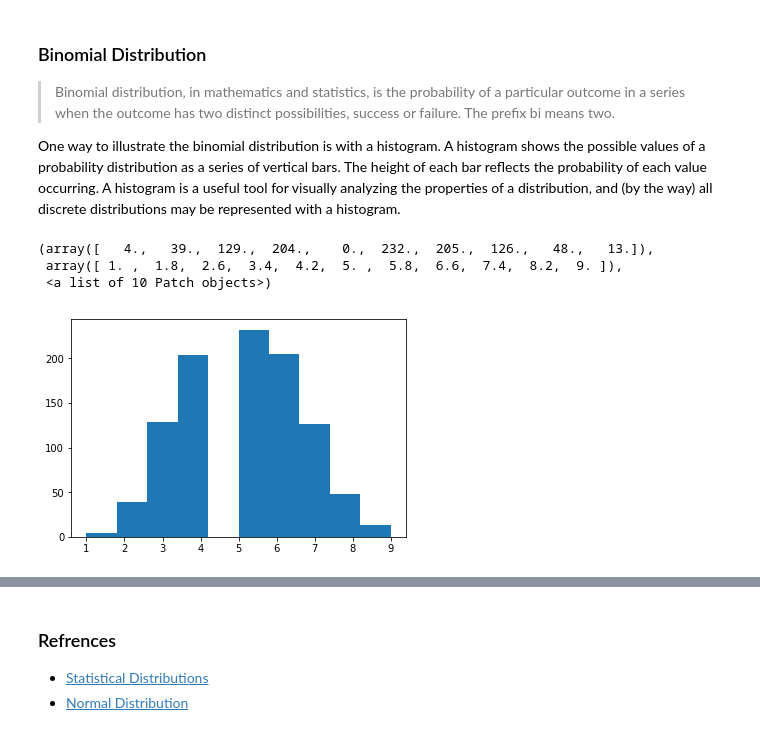
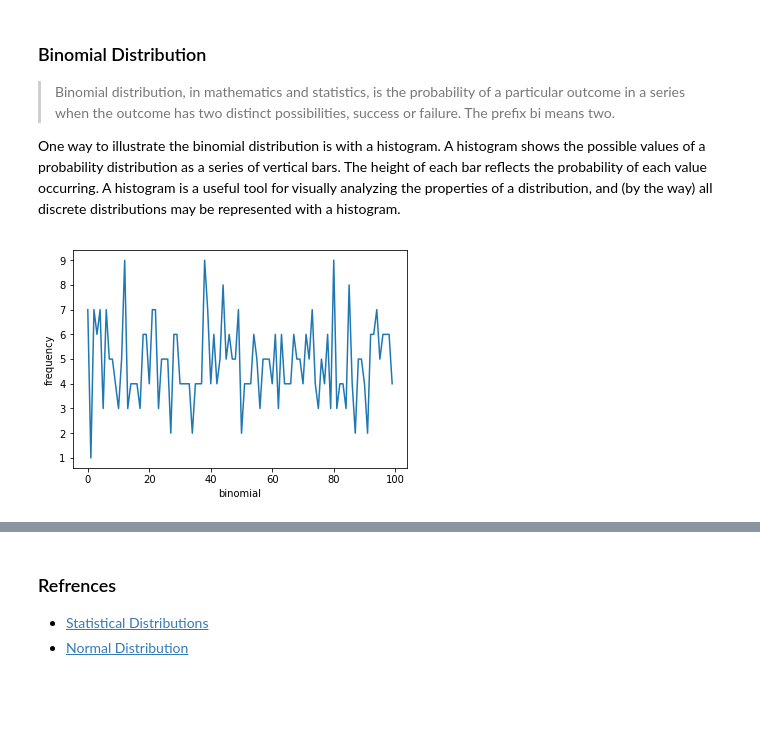
Before and after one commit to lanodburke/Emerging-Technologies-Project, a Jupyter notebook: numpy-random.ipynb, the cells around one changed output, grey strips where cells are left out. Saved outputs shown, nothing was run; the diff lists cells and outputs as text; code cells hidden in the pictures; blank space fills up the shorter version.

```diff
--- a/numpy-random.ipynb
+++ b/numpy-random.ipynb
@@ -81,12 +81,13 @@ One way to illustrate the binomial distribution is with a histogram. A histogram
 # %%
 # Draw samples from the distribution:
 n, p = 10, .5  # number of trials, probability of each trial
-s = np.random.binomial(n, p, 1000)
+s = np.random.binomial(n, p, 100)
 # result of flipping a coin 10 times, tested 1000 times.
 
-plt.hist(s, 10)
+# plot distribution
+plt.plot(s)
+plt.xlabel('binomial')
+plt.ylabel('frequency')
+plt.show()
 # %% [output]
-(array([   4.,   39.,  129.,  204.,    0.,  232.,  205.,  126.,   48.,   13.]),
- array([ 1. ,  1.8,  2.6,  3.4,  4.2,  5. ,  5.8,  6.6,  7.4,  8.2,  9. ]),
- <a list of 10 Patch objects>)
-[figure, old version]
+[figure, new version]
```
Also changed, not shown: parts of 4 cells of this notebook.
